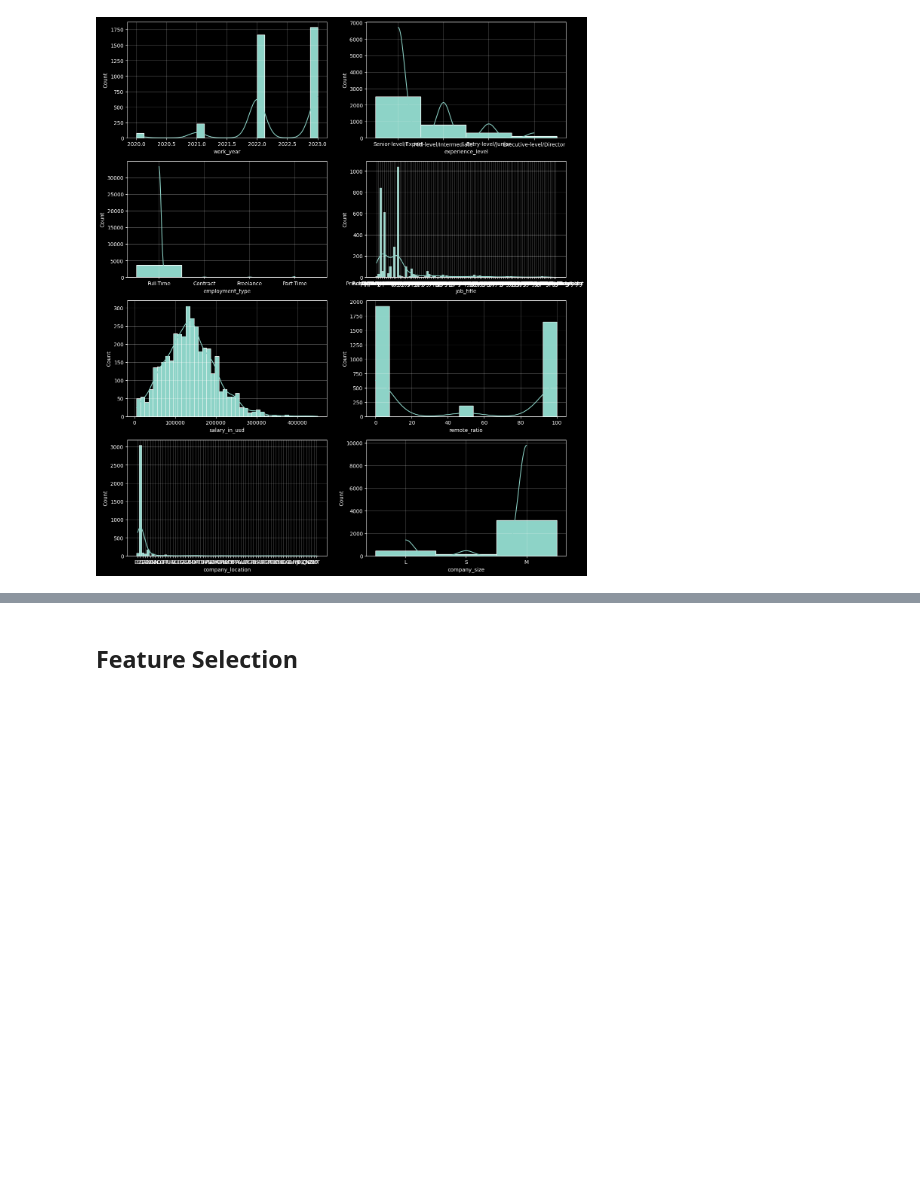
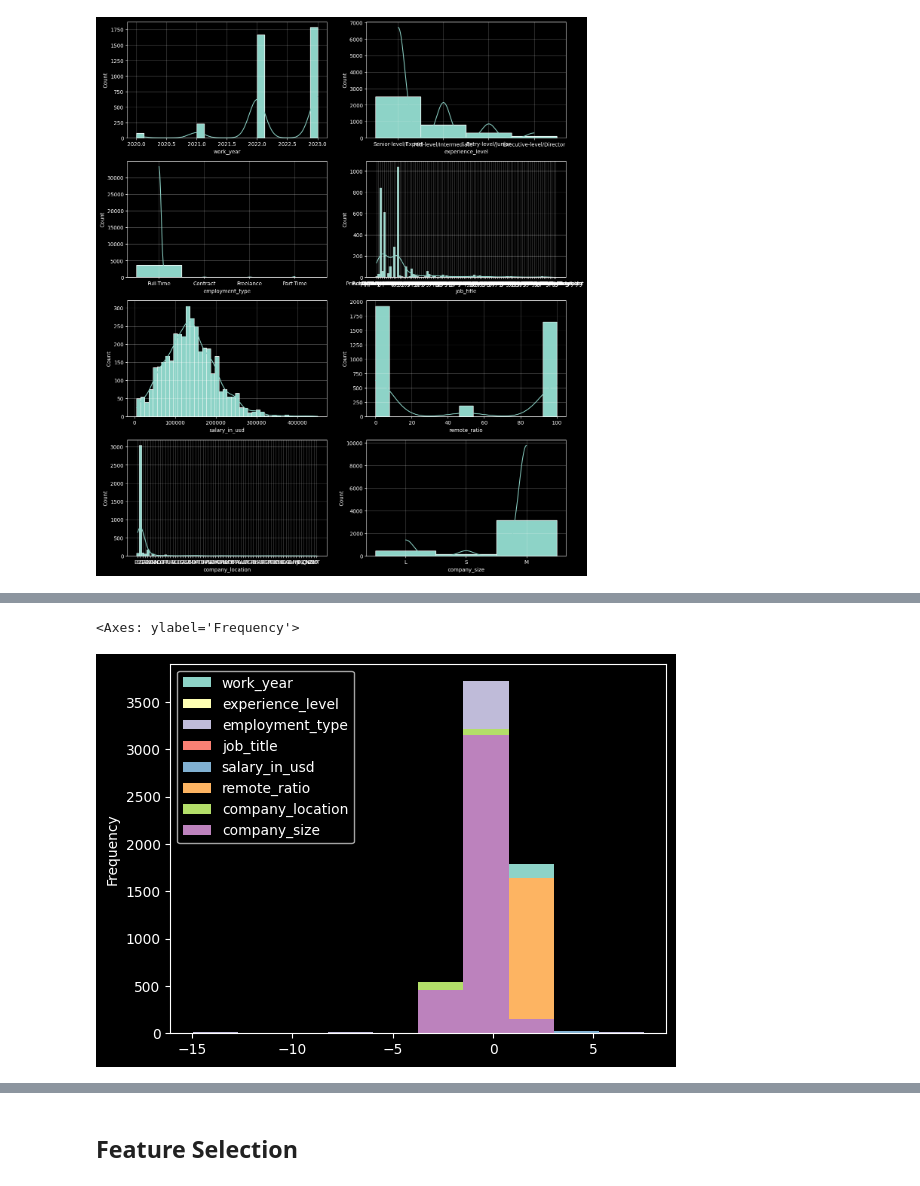
Before and after one commit to yousefmrashad/checkdata, a Jupyter notebook: checkdata.ipynb, the cells around one changed output, grey strips where cells are left out. Cells and saved outputs as stored; diff of their text form; code cells hidden in the pictures; blank space fills up the shorter version.

```diff
--- a/checkdata.ipynb
+++ b/checkdata.ipynb
@@ -309,3 +320,8 @@ for var in cat_vars:
 from sklearn.preprocessing import StandardScaler
 scaler = StandardScaler()
 df_scaled = pd.DataFrame(scaler.fit_transform(df), columns = df.columns)
+# %%
+df_scaled.plot.hist()
+# %% [output]
+<Axes: ylabel='Frequency'>
+[figure, added]
```
Also changed, not shown: parts of 30 cells of this notebook.
